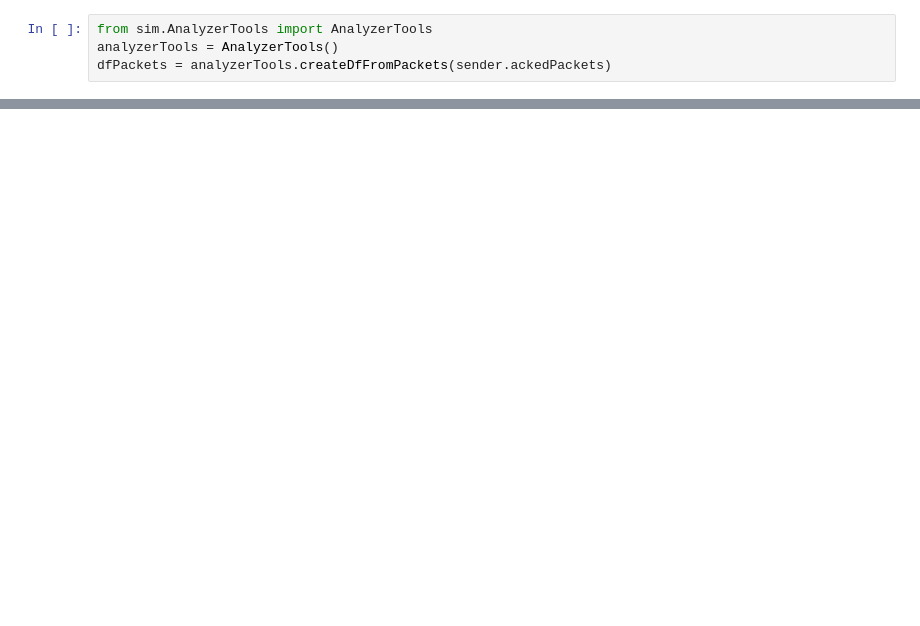
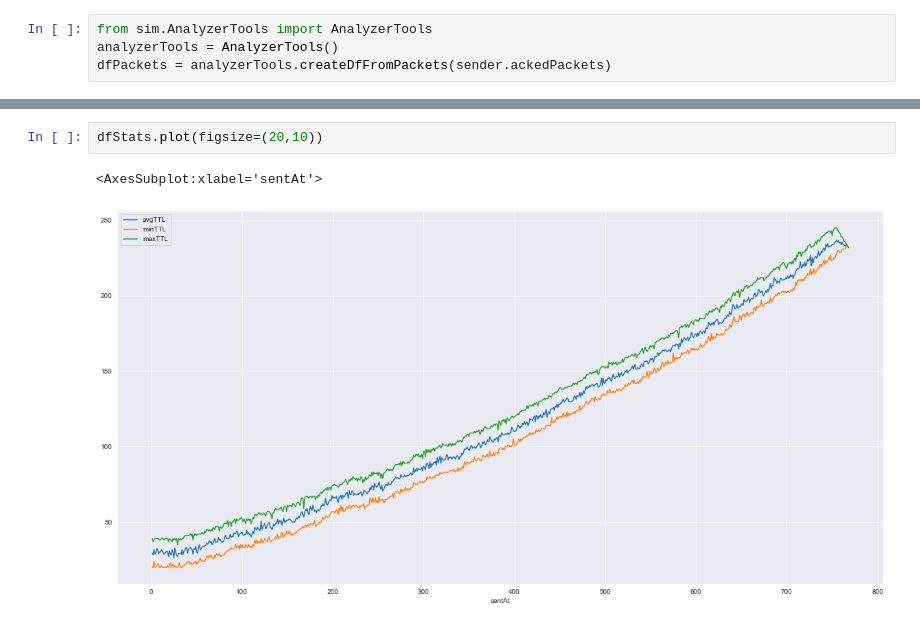
Before and after one commit to adhocmaster/netmad, a Jupyter notebook: notebooks/simulation-1.ipynb, the cells around one changed output, grey strips where cells are left out. Drawn from its saved outputs; the diff is of its cells as text; blank space fills up the shorter version.

```diff
--- a/notebooks/simulation-1.ipynb
+++ b/notebooks/simulation-1.ipynb
@@ -90,0 +125,5 @@ AttributeError: 'collections.OrderedDict' object has no attribute 'groupby'
+# %%
+dfStats.plot(figsize=(20,10))
+# %% [output]
+<AxesSubplot:xlabel='sentAt'>
+[figure, added]
```
Also changed, not shown: parts of 14 cells of this notebook, 3 other files.
